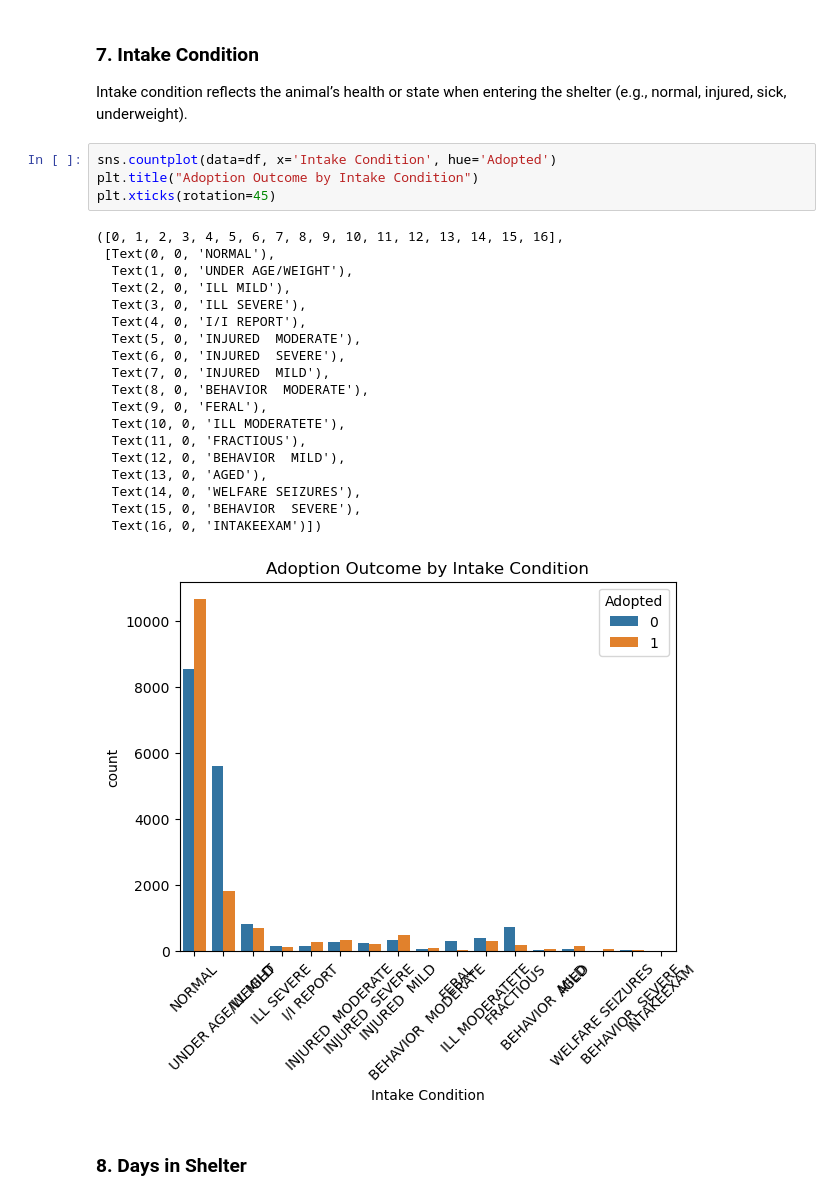
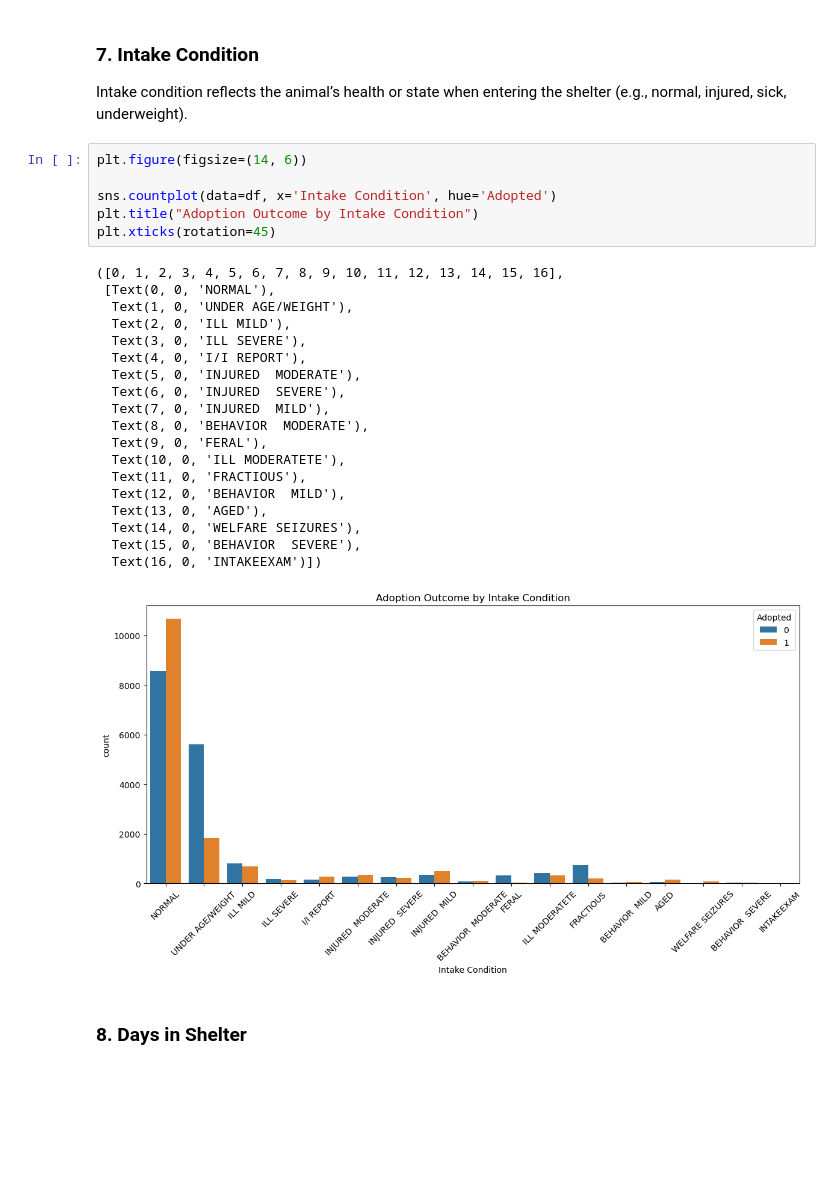
Before and after one commit to mareRong/Long-Beach-Pet-Shelter-Analysis, a Jupyter notebook: 02-EDACheckpoint.ipynb, the cells around one changed output. Cells and saved outputs as stored; diff of their text form; blank space fills up the shorter version.

Commit message:
Added Description & Fixed Graph Formatting

```diff
--- a/02-EDACheckpoint.ipynb
+++ b/02-EDACheckpoint.ipynb
@@ -373,29 +373,31 @@ plt.xticks(rotation=45)
 ### 7. Intake Condition
 Intake condition reflects the animal’s health or state when entering the shelter (e.g., normal, injured, sick, underweight).
 # %%
+plt.figure(figsize=(14, 6))
+
 sns.countplot(data=df, x='Intake Condition', hue='Adopted')
 plt.title("Adoption Outcome by Intake Condition")
 plt.xticks(rotation=45)
 # %% [output]
 ([0, 1, 2, 3, 4, 5, 6, 7, 8, 9, 10, 11, 12, 13, 14, 15, 16],
  [Text(0, 0, 'NORMAL'),
   Text(1, 0, 'UNDER AGE/WEIGHT'),
   Text(2, 0, 'ILL MILD'),
   Text(3, 0, 'ILL SEVERE'),
   Text(4, 0, 'I/I REPORT'),
   Text(5, 0, 'INJURED  MODERATE'),
   Text(6, 0, 'INJURED  SEVERE'),
   Text(7, 0, 'INJURED  MILD'),
   Text(8, 0, 'BEHAVIOR  MODERATE'),
   Text(9, 0, 'FERAL'),
   Text(10, 0, 'ILL MODERATETE'),
   Text(11, 0, 'FRACTIOUS'),
   Text(12, 0, 'BEHAVIOR  MILD'),
   Text(13, 0, 'AGED'),
   Text(14, 0, 'WELFARE SEIZURES'),
   Text(15, 0, 'BEHAVIOR  SEVERE'),
   Text(16, 0, 'INTAKEEXAM')])
-[figure, old version]
+[figure, new version]
 # %% [markdown]
 ### 8. Days in Shelter
 # %%
```
Also changed, not shown: parts of 24 cells of this notebook.
